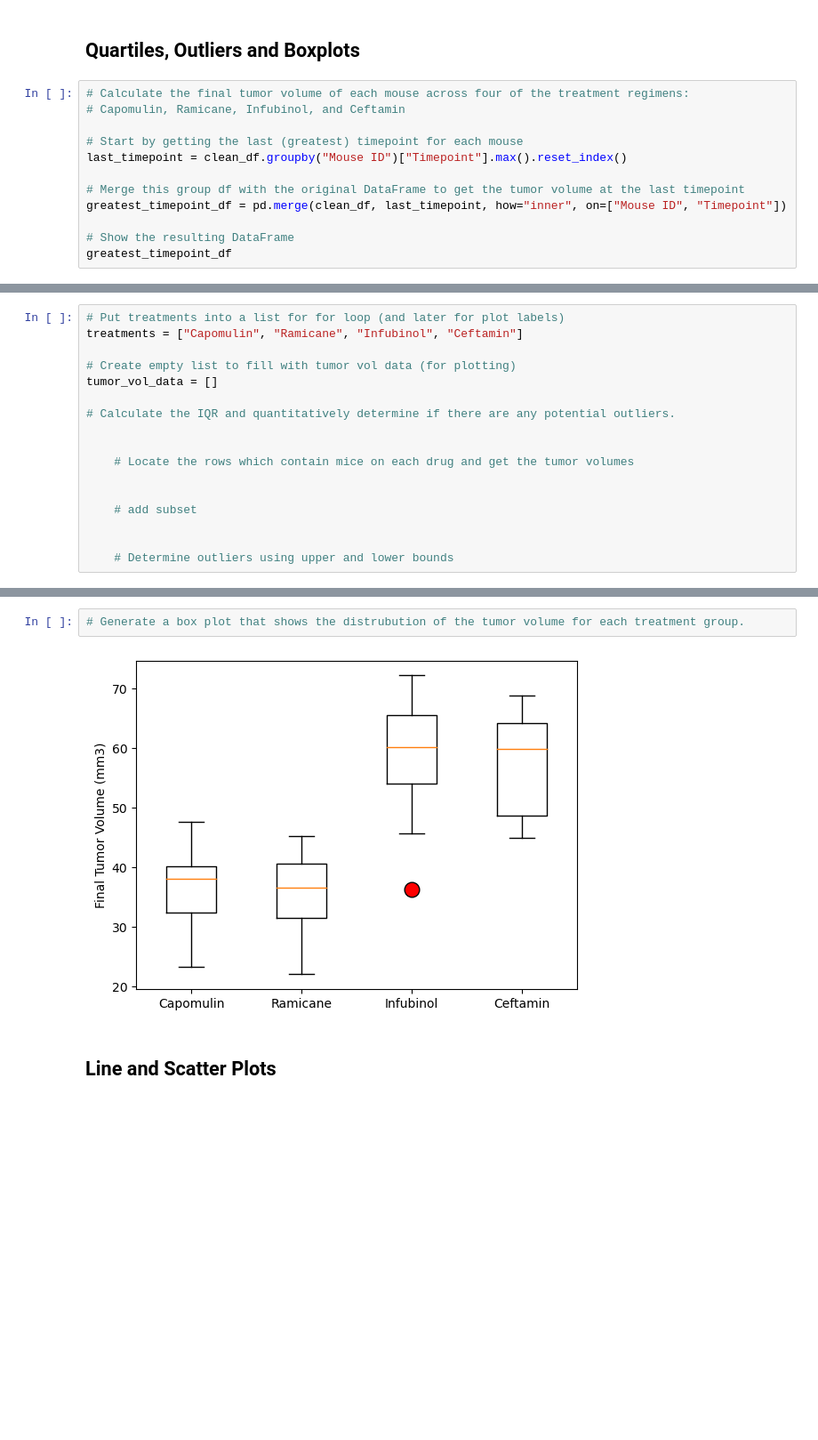
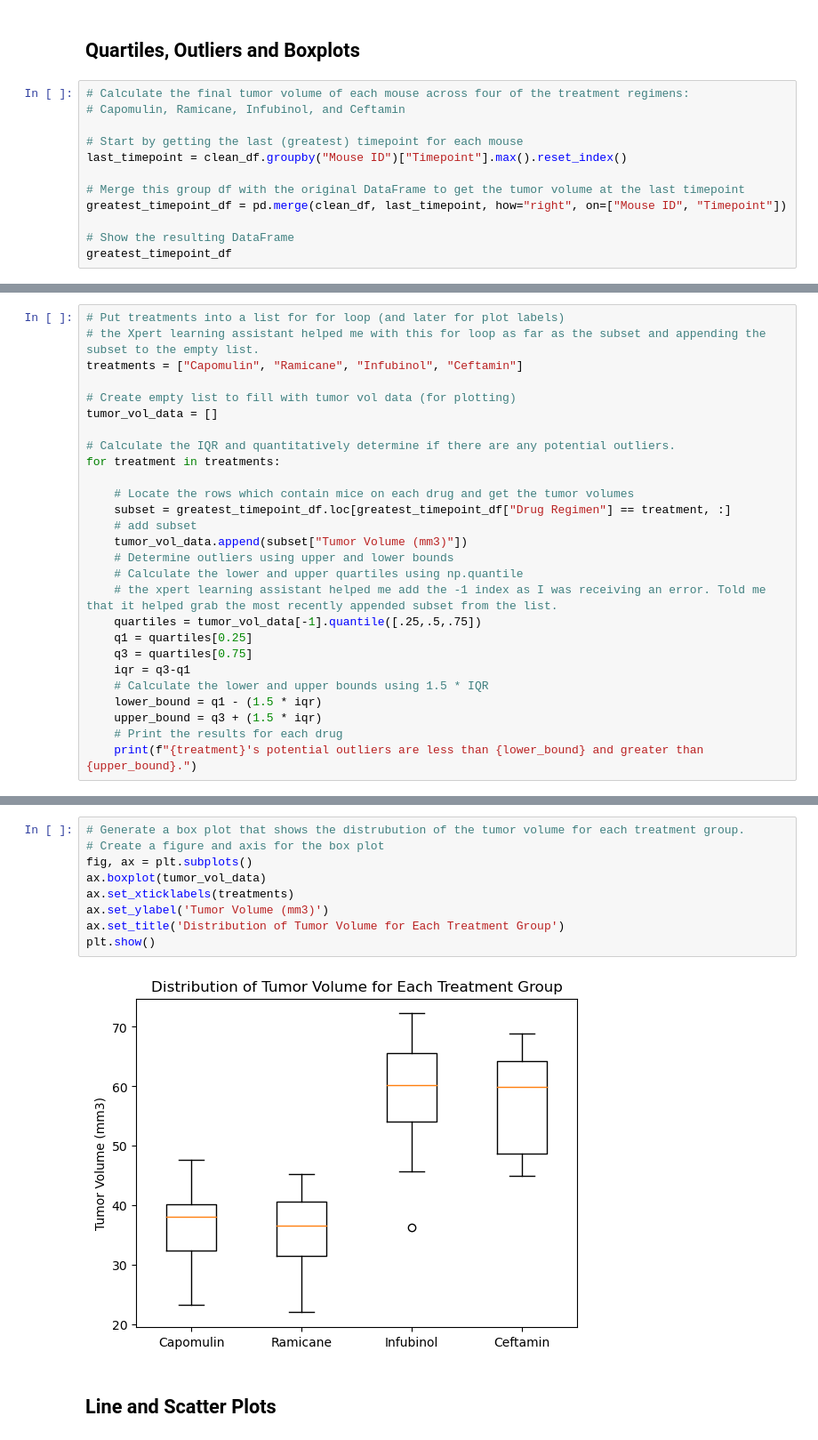
Before and after one commit to JCovarrubias236/matplotlib-challenge, a Jupyter notebook: Starter_Code/Pymaceuticals/pymaceuticals_starter.ipynb, the cells around one changed output, grey strips where cells are left out. Shown: that part at 89% size. Cells and saved outputs as stored; diff of their text form; blank space fills up the shorter version.

Commit message:
Deleted gitignore file and completed quartiles, outliers, and boxplots section.

```diff
--- a/Starter_Code/Pymaceuticals/pymaceuticals_starter.ipynb
+++ b/Starter_Code/Pymaceuticals/pymaceuticals_starter.ipynb
@@ -176,7 +176,7 @@ plt.show()
 last_timepoint = clean_df.groupby("Mouse ID")["Timepoint"].max().reset_index()
 
 # Merge this group df with the original DataFrame to get the tumor volume at the last timepoint
-greatest_timepoint_df = pd.merge(clean_df, last_timepoint, how="inner", on=["Mouse ID", "Timepoint"])
+greatest_timepoint_df = pd.merge(clean_df, last_timepoint, how="right", on=["Mouse ID", "Timepoint"])
 
 # Show the resulting DataFrame
 greatest_timepoint_df
@@ -196,19 +196,29 @@ greatest_timepoint_df
 248 rows × 8 columns
 # %%
 # Put treatments into a list for for loop (and later for plot labels)
+# the Xpert learning assistant helped me with this for loop as far as the subset and appending the subset to the empty list.
 treatments = ["Capomulin", "Ramicane", "Infubinol", "Ceftamin"]
 
 # Create empty list to fill with tumor vol data (for plotting)
 tumor_vol_data = []
 
 # Calculate the IQR and quantitatively determine if there are any potential outliers.
-
+for treatment in treatments:
 
     # Locate the rows which contain mice on each drug and get the tumor volumes
-
-
+    subset = greatest_timepoint_df.loc[greatest_timepoint_df["Drug Regimen"] == treatment, :]
     # add subset
-
-
+    tumor_vol_data.append(subset["Tumor Volume (mm3)"])
     # Determine outliers using upper and lower bounds
+    # Calculate the lower and upper quartiles using np.quantile
+    # the xpert learning assistant helped me add the -1 index as I was receiving an error. Told me that it helped grab the most recently appended subset from the list.
+    quartiles = tumor_vol_data[-1].quantile([.25,.5,.75])
+    q1 = quartiles[0.25]
+    q3 = quartiles[0.75]
+    iqr = q3-q1
+    # Calculate the lower and upper bounds using 1.5 * IQR
+    lower_bound = q1 - (1.5 * iqr)
+    upper_bound = q3 + (1.5 * iqr)
+    # Print the results for each drug
+    print(f"{treatment}'s potential outliers are less than {lower_bound} and greater than {upper_bound}.")
 # %% [output]
@@ -220,7 +229,14 @@ Ceftamin's potential outliers: Series([], Name: Tumor Volume (mm3), dtype: float
 # %%
 # Generate a box plot that shows the distrubution of the tumor volume for each treatment group.
+# Create a figure and axis for the box plot
+fig, ax = plt.subplots()
+ax.boxplot(tumor_vol_data)
+ax.set_xticklabels(treatments)
+ax.set_ylabel('Tumor Volume (mm3)')
+ax.set_title('Distribution of Tumor Volume for Each Treatment Group')
+plt.show()
 # %% [output]
-[figure, old version]
+[figure, new version]
 # %% [markdown]
 ## Line and Scatter Plots
 # %%
```
Also changed, not shown: parts of 2 cells of this notebook, 1 other file.
